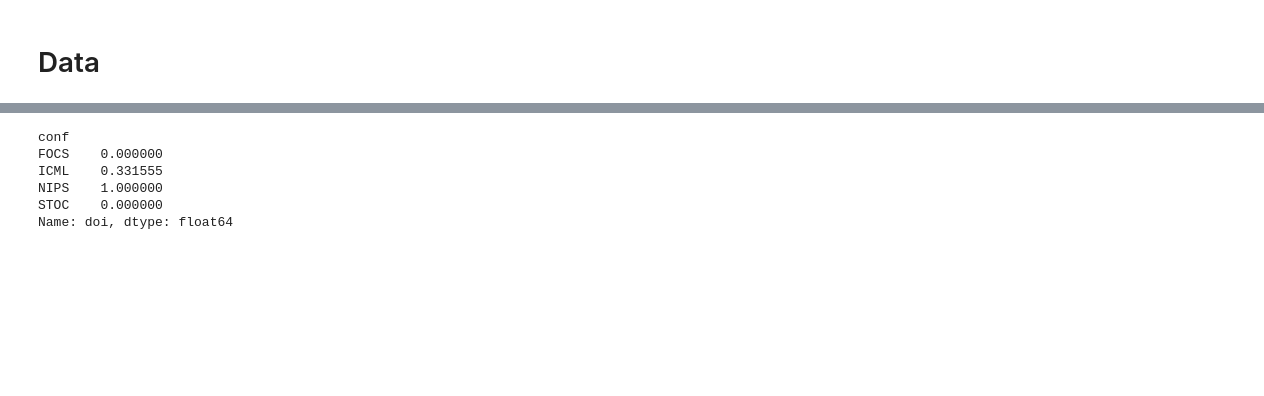
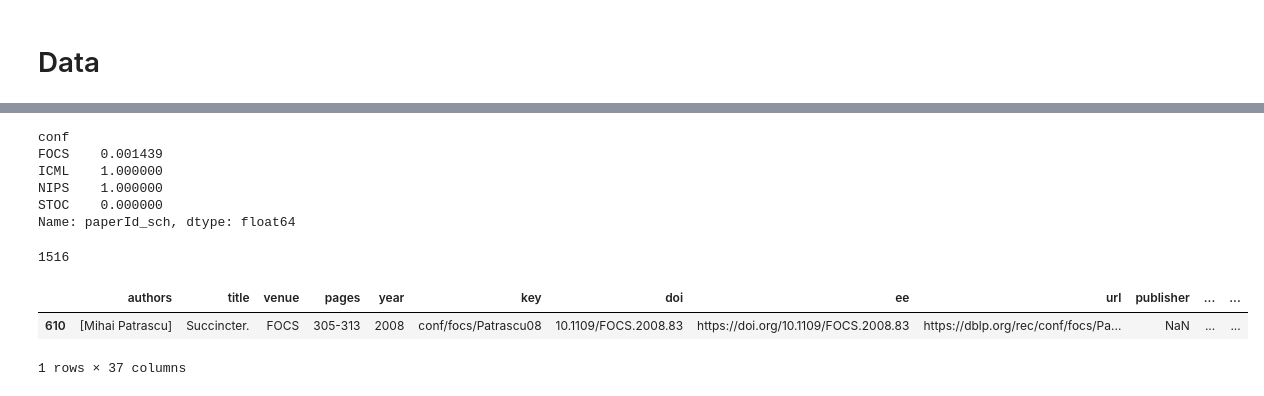
Before and after one commit to shlomihod/does-author-order-matter, a Jupyter notebook: notebooks/data.ipynb, the cells around one changed output, grey strips where cells are left out. Saved outputs shown, nothing was run; the diff lists cells and outputs as text; code cells hidden in the pictures; blank space fills up the shorter version.

```diff
--- a/notebooks/data.ipynb
+++ b/notebooks/data.ipynb
@@ -12,9 +58,15 @@ papers_df = make_paper_dataset(DATA_PATH)
+# %%
+import string
+import numpy as np
+import pandas as pd
+
+papers_df = pd.read_json('../data/papers_FOCS_ICML_NIPS_STOC_2000_2009_with_sch.json')
 # %%
-papers_df.groupby('conf')['doi'].apply(lambda g: g.isna().mean())
+papers_df.groupby('conf')['paperId_sch'].apply(lambda g: g.isna().mean())
 # %% [output]
 conf
-FOCS    0.000000
-ICML    0.331555
+FOCS    0.001439
+ICML    1.000000
 NIPS    1.000000
 STOC    0.000000
-Name: doi, dtype: float64
+Name: paperId_sch, dtype: float64
@@ -27,0 +73,10 @@ authors_df.to_json(DATA_PATH + '/authors_FOCS_ICML_NIPS_STOC_2000_2009.json')  #
+# %%
+len(papers_df[(~papers_df['authors_sch'].isna())])
+# %% [output]
+1516
+# %%
+papers_df[(papers_df['conf'] == 'FOCS') & papers_df['paperId_sch'].isna()]
+# %% [output]
+|  | authors | title | venue | pages | year | key | doi | ee | url | publisher | ... | ... |
+| 610 | [Mihai Patrascu] | Succincter. | FOCS | 305-313 | 2008 | conf/focs/Patrascu08 | 10.1109/FOCS.2008.83 | https://doi.org/10.1109/FOCS.2008.83 | https://dblp.org/rec/conf/focs/Pa... | NaN | ... | ... |
+1 rows × 37 columns
```
Also changed, not shown: parts of 20 cells of this notebook, 10 other files.
